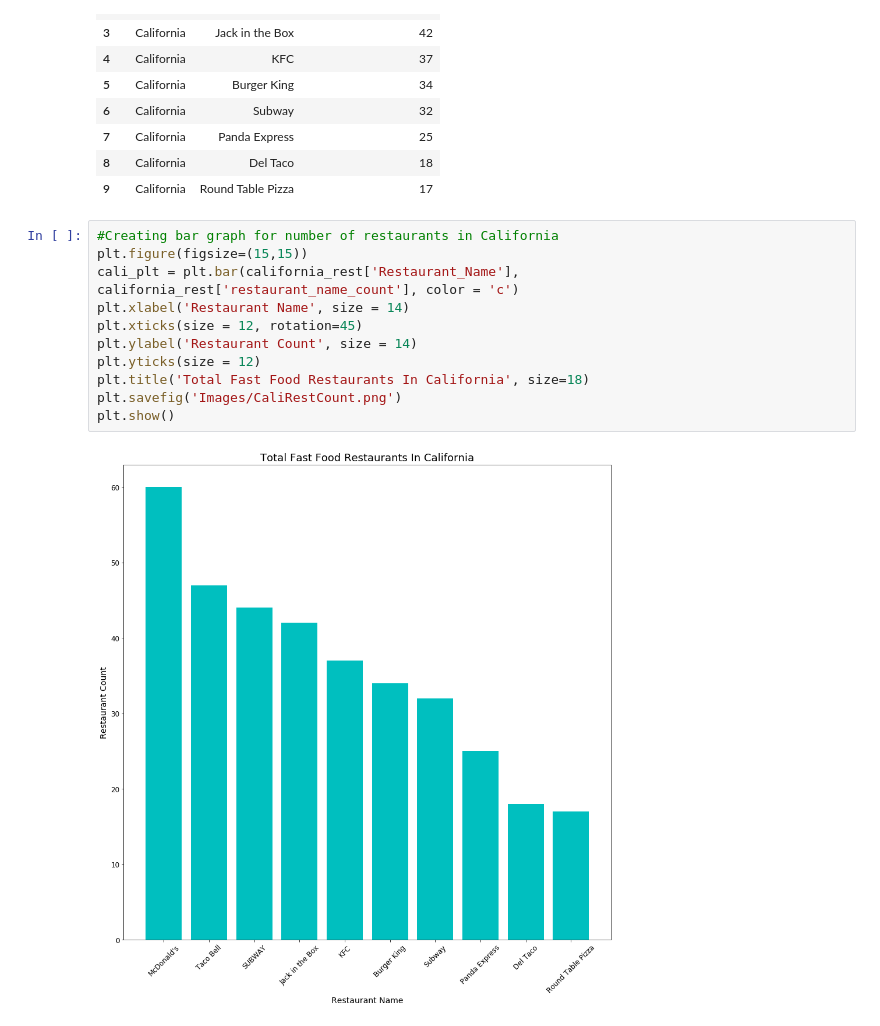
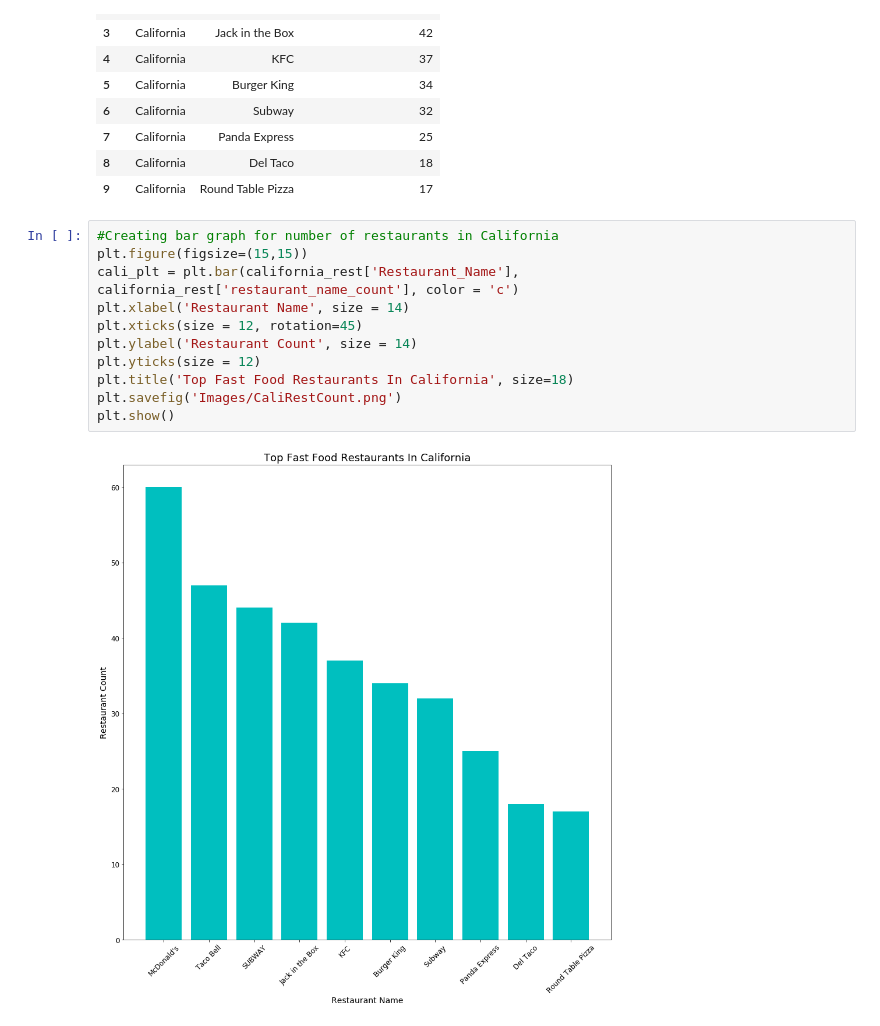
Before and after one commit to jhye1023/States-FastFood-Project, a Jupyter notebook: ETL_main.ipynb, the cells around one changed output. Saved outputs shown, nothing was run; the diff lists cells and outputs as text.

```diff
--- a/ETL_main.ipynb
+++ b/ETL_main.ipynb
@@ -396,13 +396,13 @@ california_rest
 # %%
 #Creating bar graph for number of restaurants in California
 plt.figure(figsize=(15,15))
 cali_plt = plt.bar(california_rest['Restaurant_Name'], california_rest['restaurant_name_count'], color = 'c')
 plt.xlabel('Restaurant Name', size = 14)
 plt.xticks(size = 12, rotation=45)
 plt.ylabel('Restaurant Count', size = 14)
 plt.yticks(size = 12)
-plt.title('Total Fast Food Restaurants In California', size=18)
+plt.title('Top Fast Food Restaurants In California', size=18)
 plt.savefig('Images/CaliRestCount.png')
 plt.show()
 # %% [output]
-[figure, old version]
+[figure, new version]
```
Also changed, not shown: parts of 2 cells of this notebook, 2 other files.
